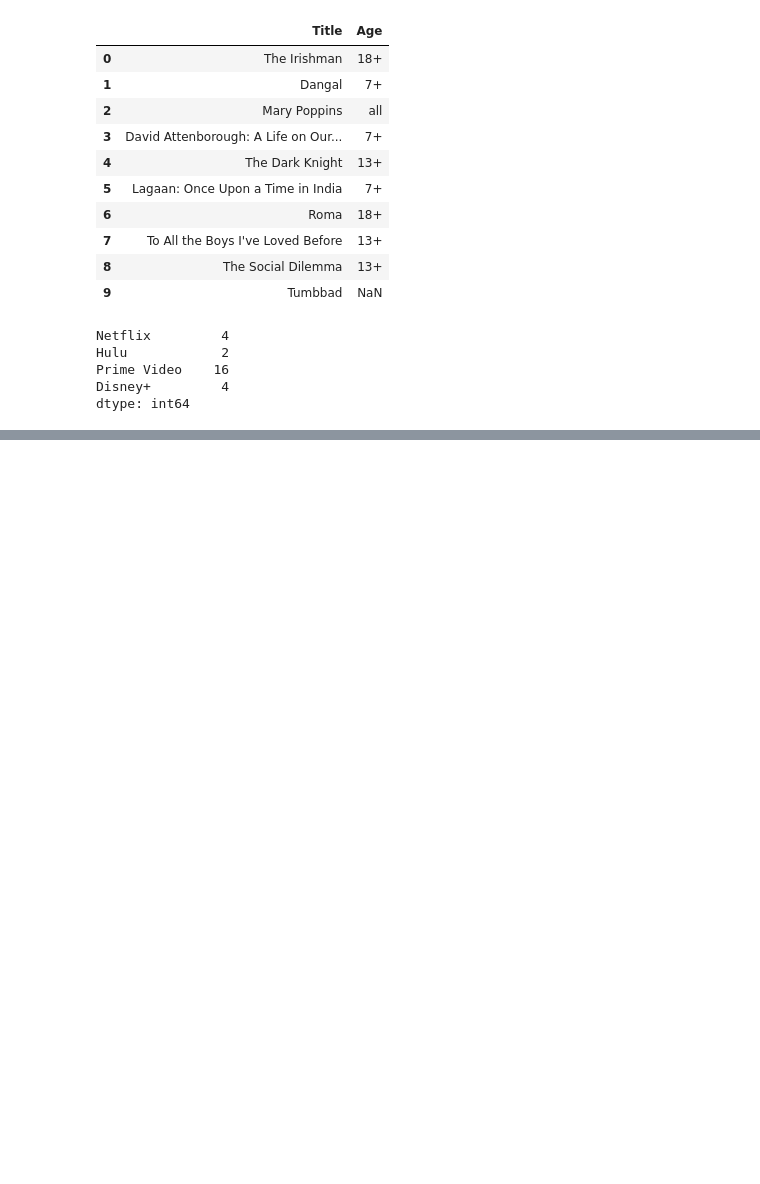
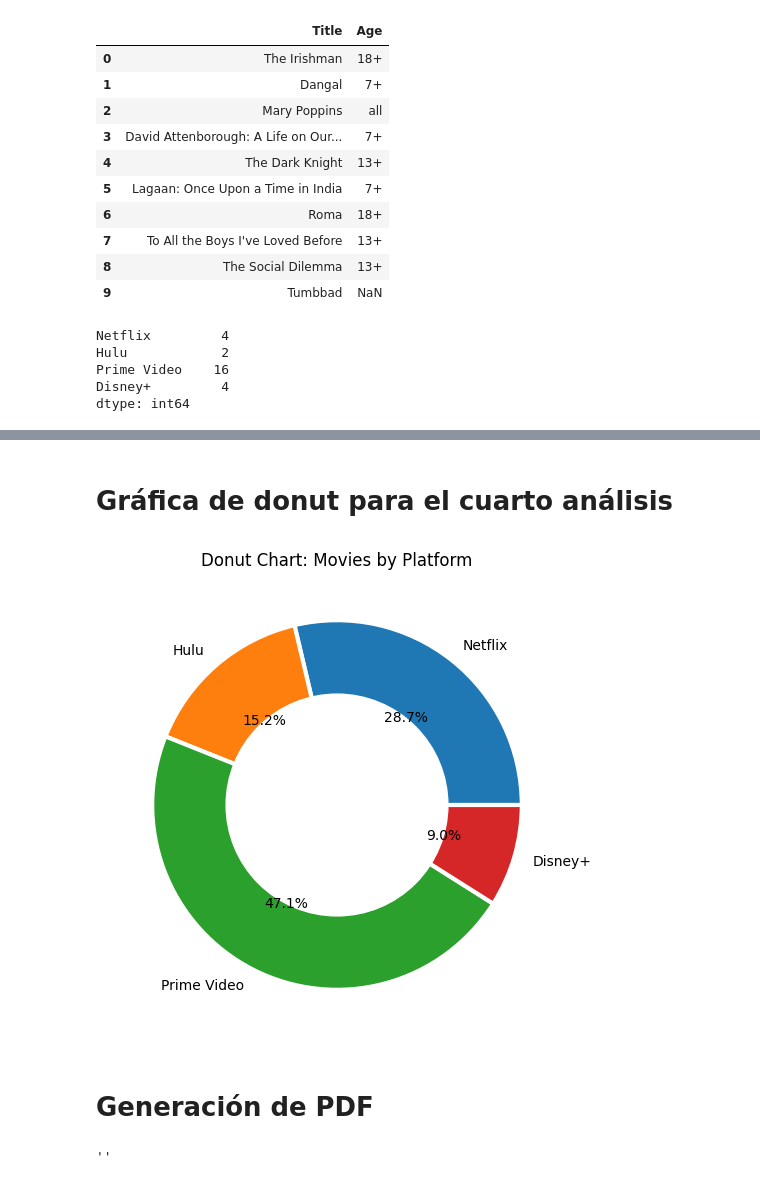
Before and after one commit to vitoac-22/Movie_APP, a Jupyter notebook: EDA.ipynb, the cells around one changed output, grey strips where cells are left out. Drawn from its saved outputs; the diff is of its cells as text; code cells hidden in the pictures; blank space fills up the shorter version.

```diff
--- a/EDA.ipynb
+++ b/EDA.ipynb
@@ -129,0 +176,20 @@ dtype: int64
+# %% [markdown]
+# Gráfica de donut para el cuarto análisis
+# %%
+import matplotlib.pyplot as plt
+year = 2010
+
+base_filtrada_year = base[base['Year']==year]
+cantidad_year = base_filtrada_year[['Netflix','Hulu','Prime Video','Disney+']].sum().reset_index()
+cantidad_year.columns = ['Platform','Amount']
+
+plt.figure(figsize=(6, 6))
+plt.pie(cantidad_year['Amount'], labels=cantidad_year['Platform'], autopct='%1.1f%%', wedgeprops={'linewidth': 3, 'edgecolor': 'white'})
+plt.gca().add_artist(plt.Circle((0, 0), 0.6, color='white'))
+plt.title('Donut Chart: Movies by Platform')
+plt.savefig('Imagenes/dount_platform_year.png')
+plt.show()
+# %% [output]
+[figure, added]
+# %% [markdown]
+# Generación de PDF
@@ -129,0 +219,29 @@ dtype: int64
+# %%
+pdf = PDFWithBackground()
+pdf.set_background('Imagenes\White Blue Corporate Annual Report.png')
+pdf.add_page()
+
+pdf.set_x(50)
+pdf.set_y(20)
+pdf.set_font('Courier',style='B', size=20) # Arial, Times, Courier
+pdf.cell(0,0,'Mi Primer Reporte',0,1,'L')
+
+pdf.set_x(10)
+pdf.set_y(28)
+pdf.set_font('Courier',size=14)
+pdf.cell(0,0,'Desarrollado con Python',0,1,'L')
+
+pdf.set_x(10)
+pdf.set_y(38)
+pdf.set_font('Courier','BI',size=14)
+pdf.cell(1,0,'Reporte general por años y edades permitidas',0,1,'L')
+
+
+imagen = 'bar_year_age.png'
+pdf.image(f'Imagenes/{imagen}', x=17, y=45,
+          w=150,h=50)
+
+
+pdf.output('MiPrimerPDF.pdf')
+# %% [output]
+''
```
Also changed, not shown: parts of 7 cells of this notebook, 2 other files.
